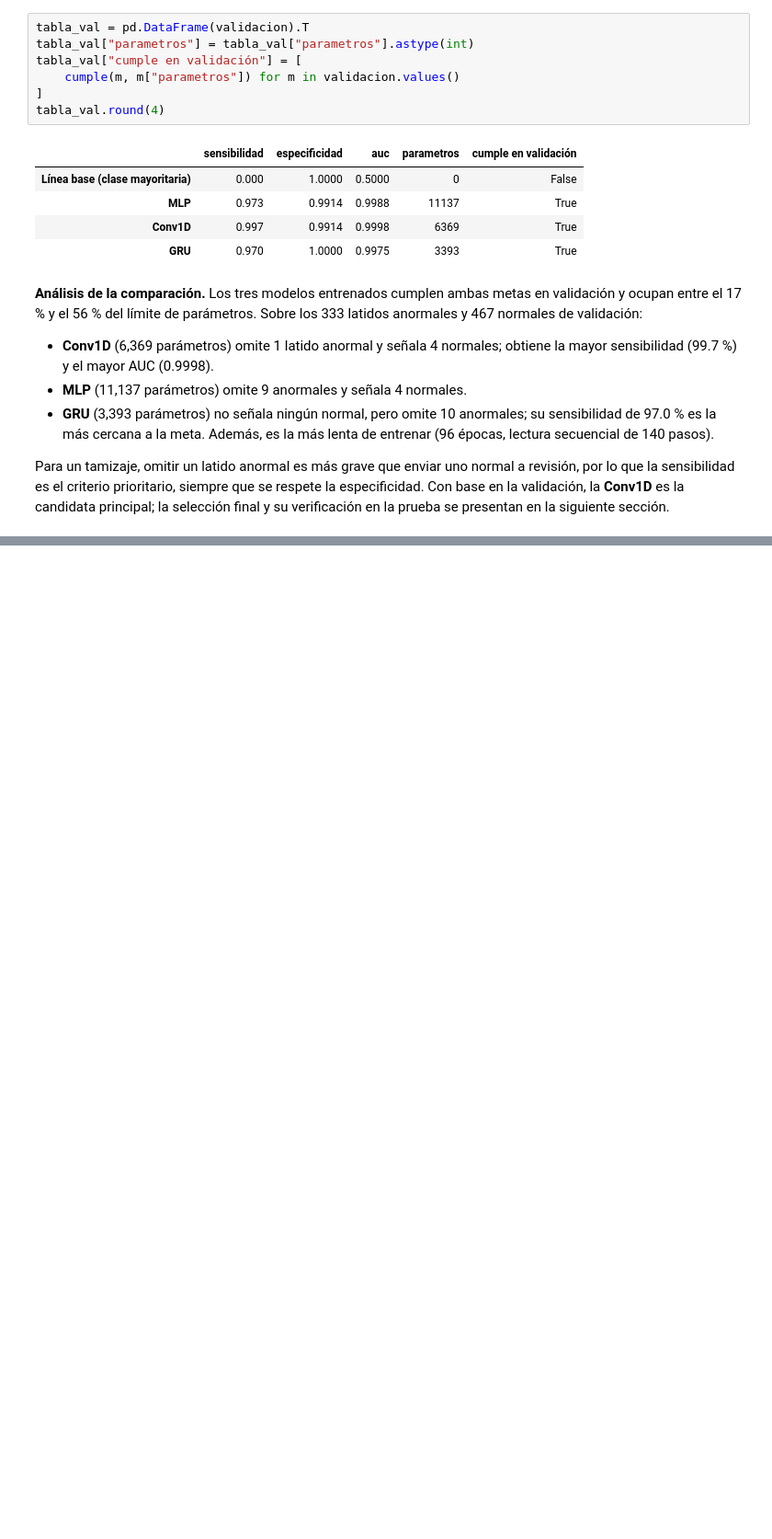
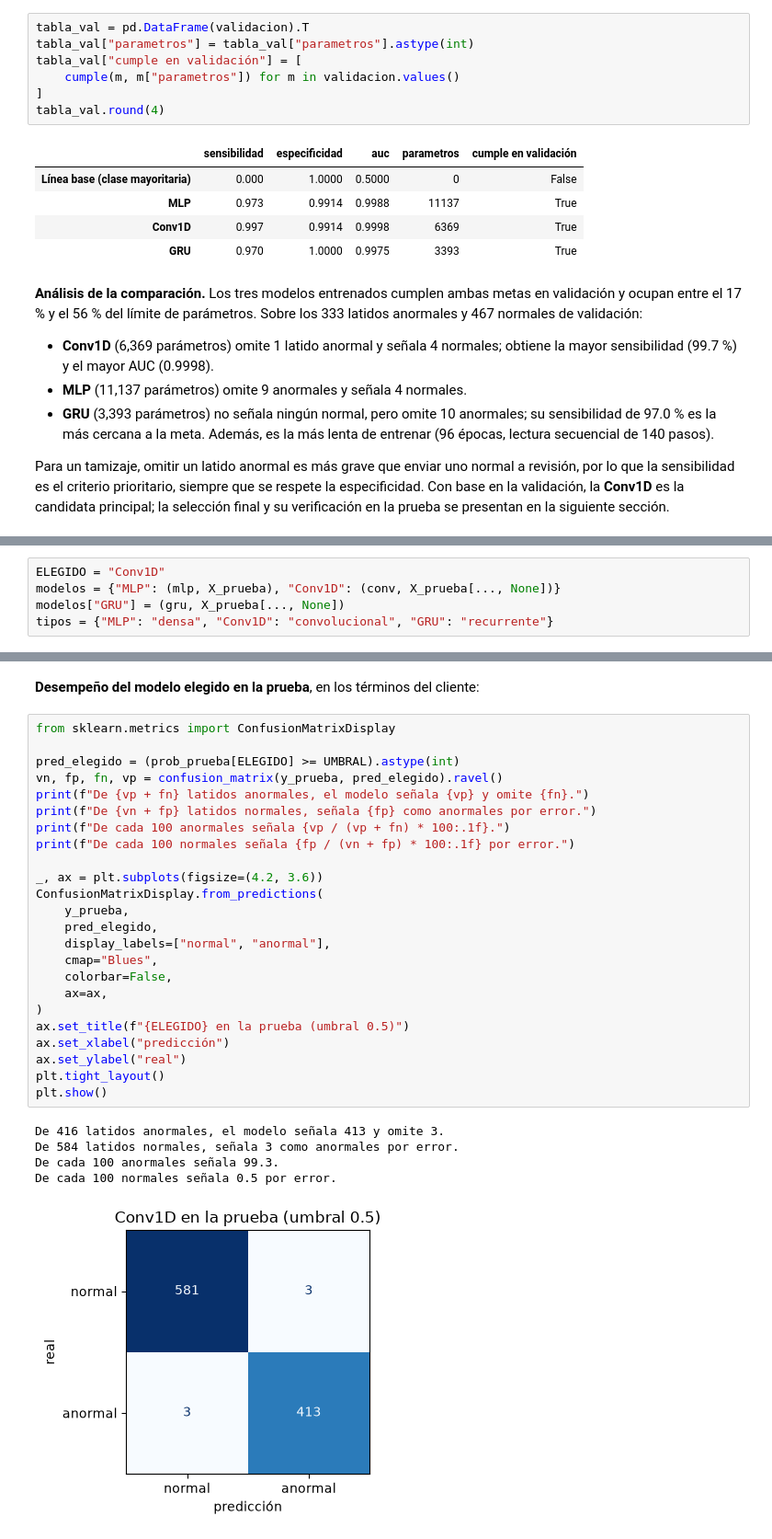
Before and after one commit to SantRR/aa3-examen-p2-equipo-7, a Jupyter notebook: ecg/DEV_ecg.ipynb, the cells around one changed output, grey strips where cells are left out. Shown at 92% size. Drawn from its saved outputs; the diff is of its cells as text; blank space fills up the shorter version.

Commit message:
ECG: evaluacion unica en la prueba, resultados_ecg.csv y modelo Conv1D guardado
Co-Authored-By: Claude Opus 5.5 <noreply@anthropic.com>

```diff
--- a/ecg/DEV_ecg.ipynb
+++ b/ecg/DEV_ecg.ipynb
@@ -487,0 +495,5 @@ selección final y su verificación en la prueba se presentan en la siguiente se
+# %%
+ELEGIDO = "Conv1D"
+modelos = {"MLP": (mlp, X_prueba), "Conv1D": (conv, X_prueba[..., None])}
+modelos["GRU"] = (gru, X_prueba[..., None])
+tipos = {"MLP": "densa", "Conv1D": "convolucional", "GRU": "recurrente"}
@@ -487,0 +539,32 @@ selección final y su verificación en la prueba se presentan en la siguiente se
+# %% [markdown]
+**Desempeño del modelo elegido en la prueba**, en los términos del cliente:
+# %%
+from sklearn.metrics import ConfusionMatrixDisplay
+
+pred_elegido = (prob_prueba[ELEGIDO] >= UMBRAL).astype(int)
+vn, fp, fn, vp = confusion_matrix(y_prueba, pred_elegido).ravel()
+print(f"De {vp + fn} latidos anormales, el modelo señala {vp} y omite {fn}.")
+print(f"De {vn + fp} latidos normales, señala {fp} como anormales por error.")
+print(f"De cada 100 anormales señala {vp / (vp + fn) * 100:.1f}.")
+print(f"De cada 100 normales señala {fp / (vn + fp) * 100:.1f} por error.")
+
+_, ax = plt.subplots(figsize=(4.2, 3.6))
+ConfusionMatrixDisplay.from_predictions(
+    y_prueba,
+    pred_elegido,
+    display_labels=["normal", "anormal"],
+    cmap="Blues",
+    colorbar=False,
+    ax=ax,
+)
+ax.set_title(f"{ELEGIDO} en la prueba (umbral 0.5)")
+ax.set_xlabel("predicción")
+ax.set_ylabel("real")
+plt.tight_layout()
+plt.show()
+# %% [output]
+De 416 latidos anormales, el modelo señala 413 y omite 3.
+De 584 latidos normales, señala 3 como anormales por error.
+De cada 100 anormales señala 99.3.
+De cada 100 normales señala 0.5 por error.
+[figure, added]
```
Also changed, not shown: parts of 6 cells of this notebook, 2 other files.
